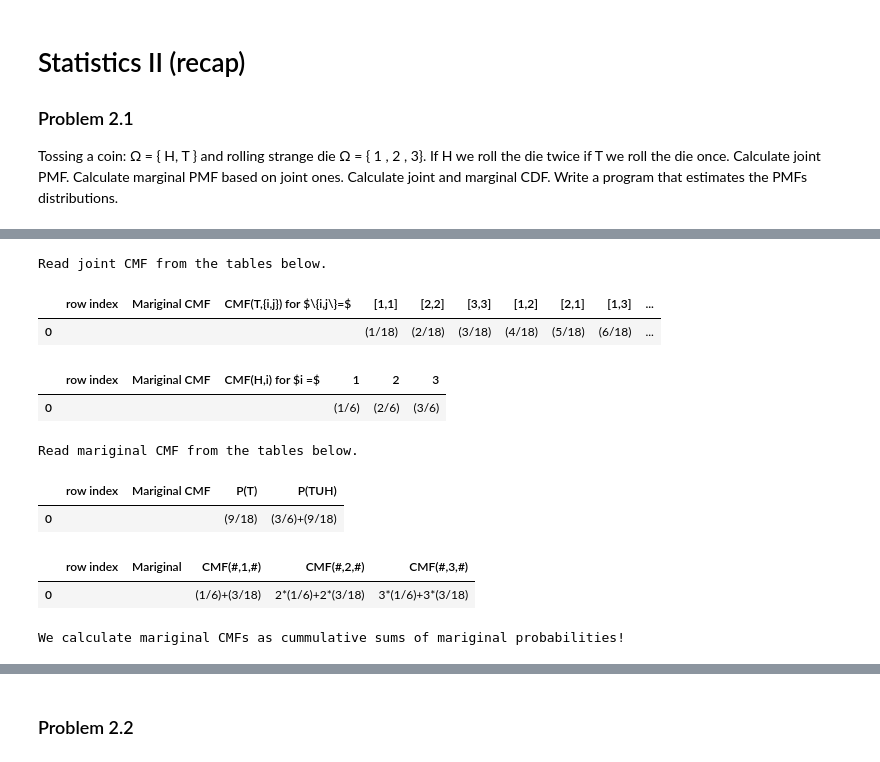
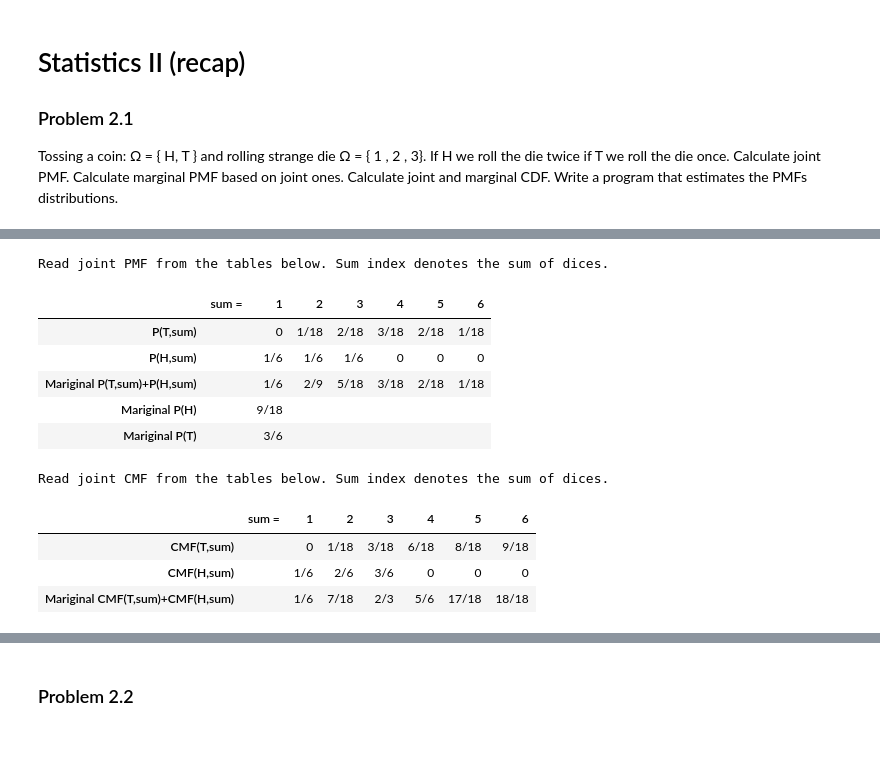
Before and after one commit to kmiec96/Modern-data-science, a Jupyter notebook: ML_2021_set2.ipynb, the cells around one changed output, grey strips where cells are left out. Drawn from its saved outputs; the diff is of its cells as text; code cells hidden in the pictures.

```diff
--- a/ML_2021_set2.ipynb
+++ b/ML_2021_set2.ipynb
@@ -386,37 +341,26 @@ We calculate mariginal CMFs as cummulative sums of mariginal PMFs!
-# %%
-print("Read joint CMF from the tables below.")
-Dane_T=np.array([["","","",'(1/18)','(2/18)','(3/18)','(4/18)','(5/18)','(6/18)','(7/18)','(8/18)','(9/18)']])
-
-Dane_display_T= pd.DataFrame(Dane_T,columns=['row index','Mariginal CMF','CMF(T,{i,j}) for $\{i,j\}=$','[1,1]','[2,2]','[3,3]','[1,2]','[2,1]','[1,3]','[3,1]','[2,3]','[3,2]'])
-display(Dane_display_T)
-
-Dane_H=np.array([["","","",'(1/6)','(2/6)','(3/6)']])
-Dane_display_H= pd.DataFrame(Dane_H,columns=['row index','Mariginal CMF','CMF(H,i) for $i =$','1','2','3'])
-display(Dane_display_H)
-
-print("Read mariginal CMF from the tables below.")
-
-#Mariginal CMF: P(x=T), P(x= T or H)
-Dane_HT=np.array([["","",'(9/18)','(3/6)+(9/18)']])
-Dane_display_HT= pd.DataFrame(Dane_HT, columns=['row index','Mariginal CMF','P(T)', 'P(TUH)'])
-display(Dane_display_HT)
-
-#Mariginal CMF: P(#,1,#), P(#,2,#), P(#,3,#)
-Dane_1=np.array([["","",'(1/6)+(3/18)','2*(1/6)+2*(3/18)','3*(1/6)+3*(3/18)']])
-
-Dane_display_1= pd.DataFrame(Dane_1, columns=['row index','Mariginal', 'CMF(#,1,#)','CMF(#,2,#)', 'CMF(#,3,#)'])
-display(Dane_display_1)
-
-print("\nWe calculate mariginal CMFs as cummulative sums of mariginal probabilities!\n")
-# %% [output]
-Read joint CMF from the tables below.
-|  | row index | Mariginal CMF | CMF(T,{i,j}) for $\{i,j\}=$ | [1,1] | [2,2] | [3,3] | [1,2] | [2,1] | [1,3] | ... |
-| 0 |  |  |  | (1/18) | (2/18) | (3/18) | (4/18) | (5/18) | (6/18) | ... |
-|  | row index | Mariginal CMF | CMF(H,i) for $i =$ | 1 | 2 | 3 |
-| 0 |  |  |  | (1/6) | (2/6) | (3/6) |
-Read mariginal CMF from the tables below.
-|  | row index | Mariginal CMF | P(T) | P(TUH) |
-| 0 |  |  | (9/18) | (3/6)+(9/18) |
-|  | row index | Mariginal | CMF(#,1,#) | CMF(#,2,#) | CMF(#,3,#) |
-| 0 |  |  | (1/6)+(3/18) | 2*(1/6)+2*(3/18) | 3*(1/6)+3*(3/18) |
-We calculate mariginal CMFs as cummulative sums of mariginal probabilities!
+# %%
+print("Read joint PMF from the tables below. Sum index denotes the sum of dices.")
+Dane=np.array([["",'0','1/18','2/18','3/18','2/18','1/18'],["",'1/6','1/6','1/6','0','0','0'],["",'1/6','2/9','5/18','3/18','2/18','1/18'],['','9/18','','','','',''],['','3/6','','','','','']])
+
+Dane_display= pd.DataFrame(Dane,columns=['sum =','1','2','3','4','5','6'],index=['P(T,sum)','P(H,sum)','Mariginal P(T,sum)+P(H,sum)','Mariginal P(H)','Mariginal P(T)'])
+display(Dane_display)
+# %% [output]
+Read joint PMF from the tables below. Sum index denotes the sum of dices.
+|  | sum = | 1 | 2 | 3 | 4 | 5 | 6 |
+| P(T,sum) |  | 0 | 1/18 | 2/18 | 3/18 | 2/18 | 1/18 |
+| P(H,sum) |  | 1/6 | 1/6 | 1/6 | 0 | 0 | 0 |
+| Mariginal P(T,sum)+P(H,sum) |  | 1/6 | 2/9 | 5/18 | 3/18 | 2/18 | 1/18 |
+| Mariginal P(H) |  | 9/18 |  |  |  |  |  |
+| Mariginal P(T) |  | 3/6 |  |  |  |  |  |
+# %%
+print("Read joint CMF from the tables below. Sum index denotes the sum of dices.")
+Dane=np.array([["",'0','1/18','3/18','6/18','8/18','9/18'],["",'1/6','2/6','3/6','0','0','0'],["",'1/6','7/18','2/3','5/6','17/18','18/18']])
+
+Dane_display= pd.DataFrame(Dane,columns=['sum =','1','2','3','4','5','6'],index=['CMF(T,sum)','CMF(H,sum)','Mariginal CMF(T,sum)+CMF(H,sum)'])
+display(Dane_display)
+# %% [output]
+Read joint CMF from the tables below. Sum index denotes the sum of dices.
+|  | sum = | 1 | 2 | 3 | 4 | 5 | 6 |
+| CMF(T,sum) |  | 0 | 1/18 | 3/18 | 6/18 | 8/18 | 9/18 |
+| CMF(H,sum) |  | 1/6 | 2/6 | 3/6 | 0 | 0 | 0 |
+| Mariginal CMF(T,sum)+CMF(H,sum) |  | 1/6 | 7/18 | 2/3 | 5/6 | 17/18 | 18/18 |
```
Also changed, not shown: parts of 2 cells of this notebook.
